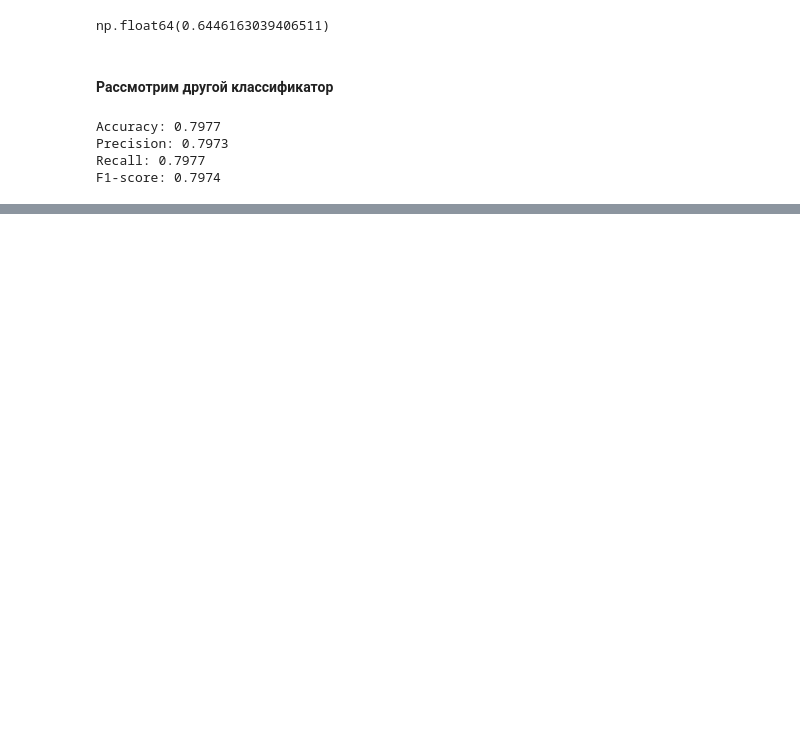
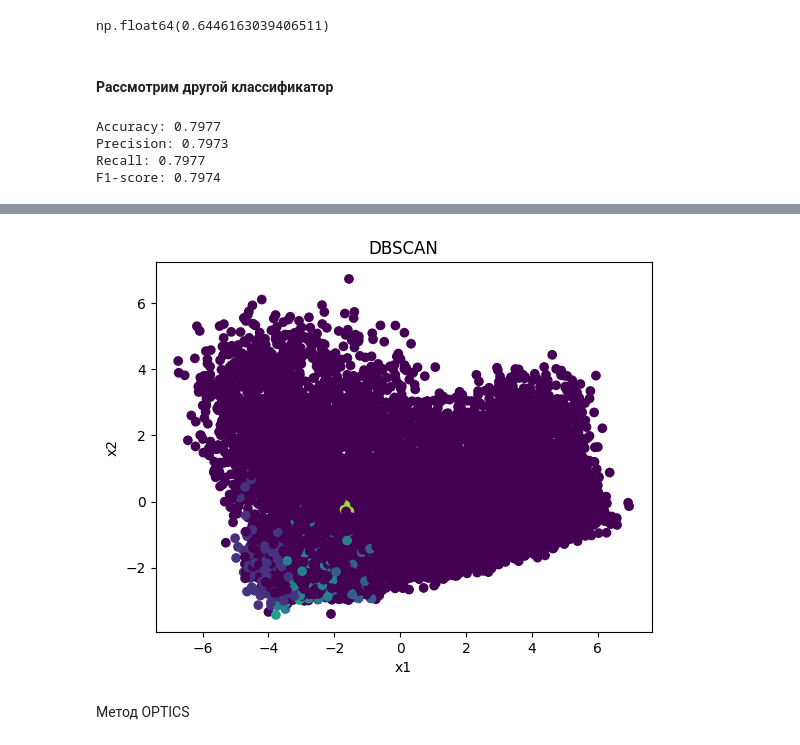
Before and after one commit to SoldatovDaniil/Ml, a Jupyter notebook: CreditRiskClass.ipynb, the cells around one changed output, grey strips where cells are left out. Saved outputs shown, nothing was run; the diff lists cells and outputs as text; code cells hidden in the pictures; blank space fills up the shorter version.

```diff
--- a/CreditRiskClass.ipynb
+++ b/CreditRiskClass.ipynb
@@ -782,0 +857,4 @@ plt.show()
+# %%
+dbscan = DBSCAN(eps=2.5, min_samples=10)
+train_clusters_dbscan = dbscan.fit(X_train).labels_
+test_clusters_dbscan = dbscan.fit(X_test).labels_
@@ -782,0 +893,10 @@ plt.show()
+# %%
+plt.scatter(X_test_pca[:, 0], X_test_pca[:, 1], c=test_clusters_dbscan)
+plt.title('DBSCAN')
+plt.xlabel('x1')
+plt.ylabel('x2')
+pass
+# %% [output]
+[figure, added]
+# %% [markdown]
+Метод OPTICS
```
Also changed, not shown: parts of 37 cells of this notebook.
